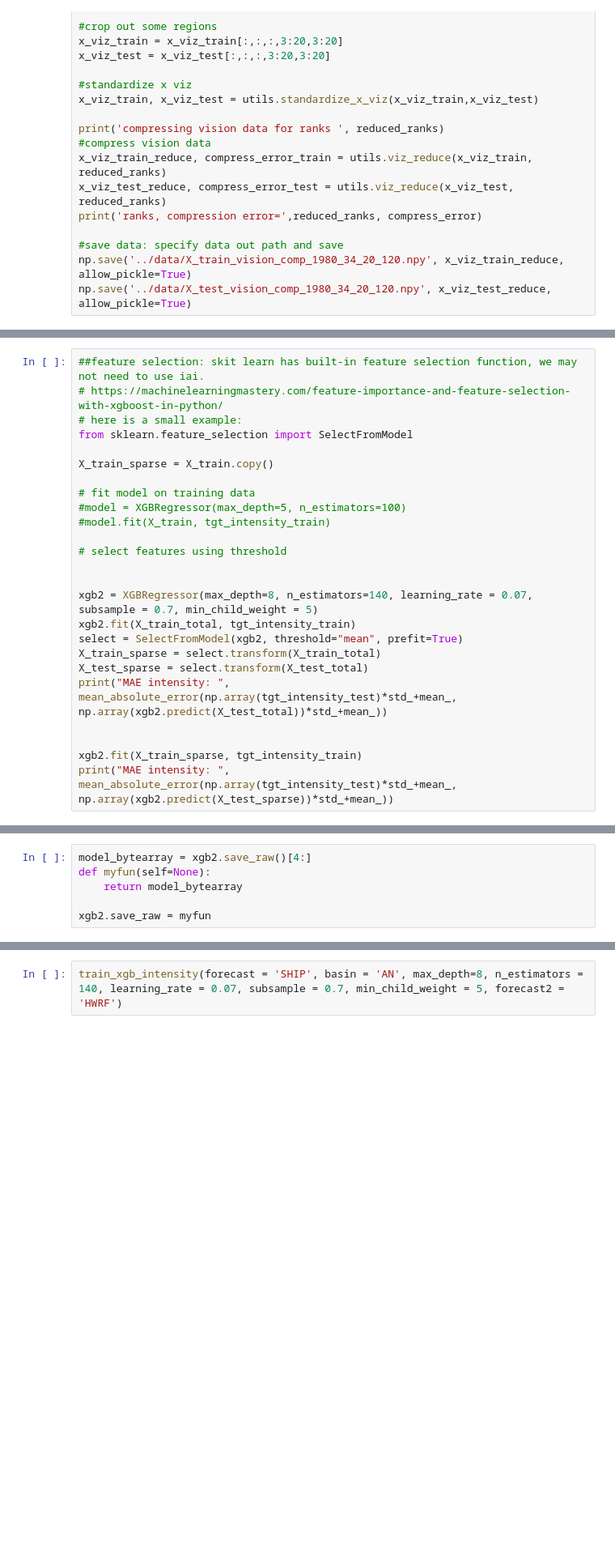
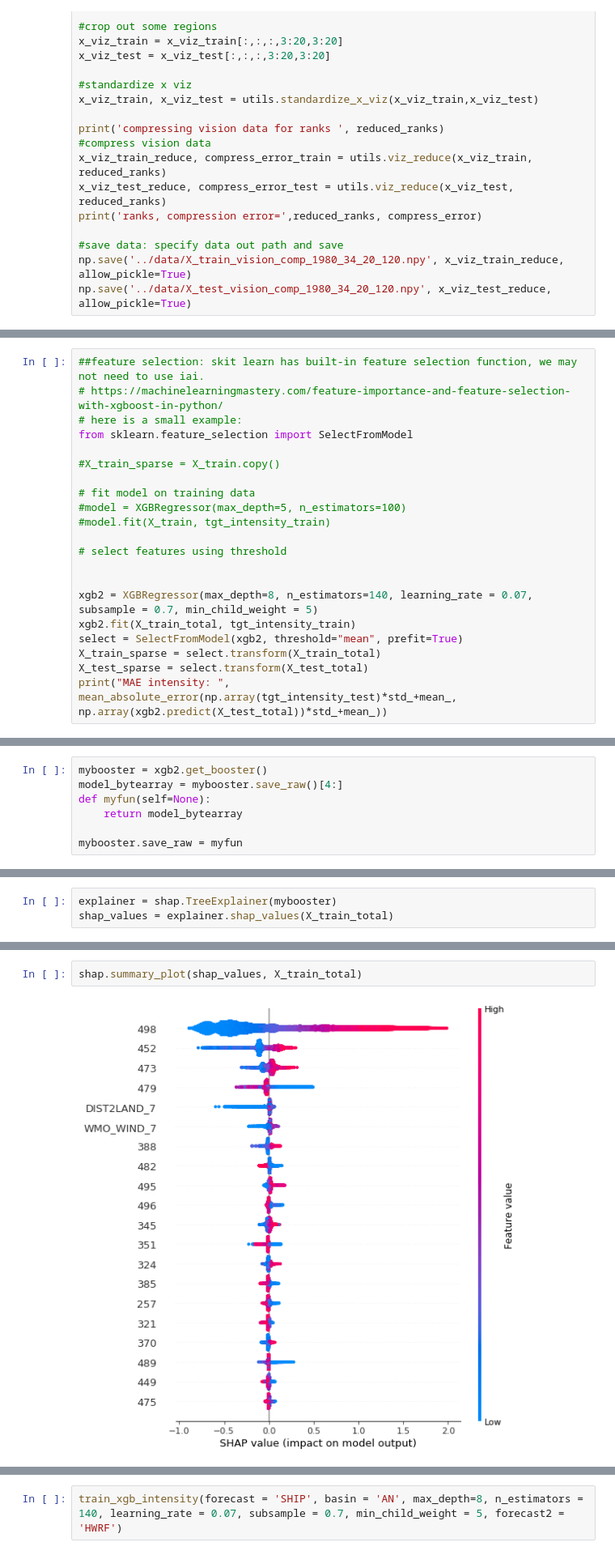
Before and after one commit to leobix/hurricast, a Jupyter notebook: notebooks/tune_xgb_tensor.ipynb, the cells around one changed output, grey strips where cells are left out. Shown: that part at 81% size. Drawn from its saved outputs; the diff is of its cells as text; blank space fills up the shorter version.

```diff
--- a/notebooks/tune_xgb_tensor.ipynb
+++ b/notebooks/tune_xgb_tensor.ipynb
@@ -91,7 +91,7 @@ tgt_displacement_test = torch.Tensor(np.load('../data/y_test_displacement_1980_3
 # here is a small example:
 from sklearn.feature_selection import SelectFromModel
 
-X_train_sparse = X_train.copy()
+#X_train_sparse = X_train.copy()
 
 # fit model on training data
 #model = XGBRegressor(max_depth=5, n_estimators=100)
@@ -106,7 +106,3 @@ select = SelectFromModel(xgb2, threshold="mean", prefit=True)
 X_train_sparse = select.transform(X_train_total)
 X_test_sparse = select.transform(X_test_total)
 print("MAE intensity: ", mean_absolute_error(np.array(tgt_intensity_test)*std_+mean_, np.array(xgb2.predict(X_test_total))*std_+mean_))
-
-
-xgb2.fit(X_train_sparse, tgt_intensity_train)
-print("MAE intensity: ", mean_absolute_error(np.array(tgt_intensity_test)*std_+mean_, np.array(xgb2.predict(X_test_sparse))*std_+mean_))
@@ -113,6 +122,7 @@ print("MAE intensity: ", mean_absolute_error(np.array(tgt_intensity_test)*std_+m
 # %%
-model_bytearray = xgb2.save_raw()[4:]
+mybooster = xgb2.get_booster()
+model_bytearray = mybooster.save_raw()[4:]
 def myfun(self=None):
     return model_bytearray
 
-xgb2.save_raw = myfun
+mybooster.save_raw = myfun
@@ -118,0 +135,3 @@ xgb2.save_raw = myfun
+# %%
+explainer = shap.TreeExplainer(mybooster)
+shap_values = explainer.shap_values(X_train_total)
@@ -118,0 +145,4 @@ xgb2.save_raw = myfun
+# %%
+shap.summary_plot(shap_values, X_train_total)
+# %% [output]
+[figure, added]
```
Also changed, not shown: parts of 18 cells of this notebook.
